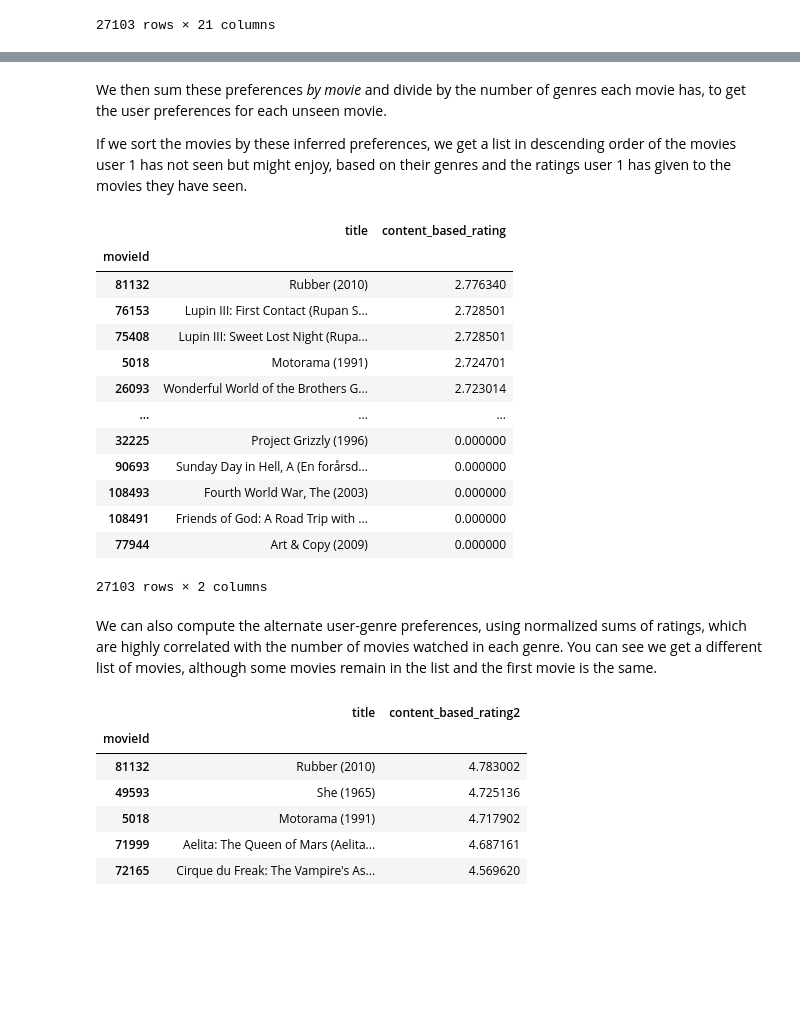
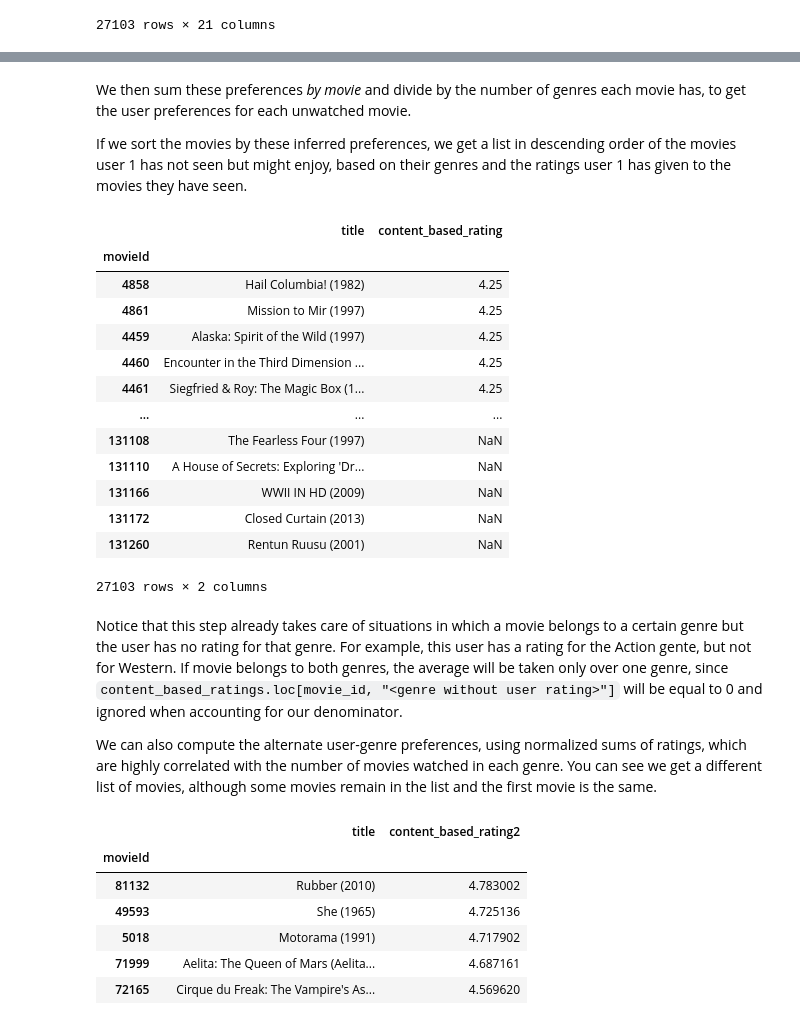
Before and after one commit to douglasrizzo/recsys-movies, a Jupyter notebook: src/content-based-filtering.ipynb, the cells around one changed output, grey strips where cells are left out. Saved outputs shown, nothing was run; the diff lists cells and outputs as text; code cells hidden in the pictures; blank space fills up the shorter version.

Commit message:
content based filtering that was sent to the website

```diff
--- a/src/genre-filter.ipynb
+++ b/src/content-based-filtering.ipynb
@@ -312,7 +316,7 @@ One way we can mitigate this is by taking the _average_ of the ratings a user gi
 # %%
 user_genre_preferences["Normalized by movies in genre"] = (
   user_genre_preferences["Sum of ratings"] / user_genre_preferences["Movies"]
-)
+).fillna(0)
 user_genre_preferences = user_genre_preferences.sort_values("Normalized by movies in genre", ascending=False)
 user_genre_preferences
 # %% [output]
@@ -352,7 +366,7 @@ First, let's get all the movies they have not watched from MovieLens.
 # %%
 # get the movies that the user has not seen
-unseen_movies = movies.loc[~movies.index.isin(user_ratings["movieId"])].copy()
-unseen_movies
+unwatched_movies = movies.loc[~movies.index.isin(user_ratings["movieId"])].copy()
+unwatched_movies
 # %% [output]
 |  | title | (no genres listed) | Action | Adventure | Animation | Children | Comedy | Crime | Documentary | ... |
 | movieId |  |  |  |  |  |  |  |  |  | ... |
@@ -373,6 +387,6 @@ As an intermediate step, we will to propagate the user's genre preferences to th
 # %%
-content_based_ratings = unseen_movies[genres].multiply(user_genre_preferences["Normalized by movies in genre"])
-content_based_ratings
+movie_genre_ratings = unwatched_movies[genres].multiply(user_genre_preferences["Normalized by movies in genre"])
+movie_genre_ratings
 # %% [output]
 |  | (no genres listed) | Action | Adventure | Animation | Children | Comedy | Crime | Documentary | Drama | ... |
 | movieId |  |  |  |  |  |  |  |  |  | ... |
@@ -390,27 +404,31 @@ content_based_ratings
 27103 rows × 20 columns
 # %% [markdown]
-We then sum these preferences _by movie_ and divide by the number of genres each movie has, to get the user preferences for each unseen movie.
+We then sum these preferences _by movie_ and divide by the number of genres each movie has, to get the user preferences for each unwatched movie.
 
 If we sort the movies by these inferred preferences, we get a list in descending order of the movies user 1 has not seen but might enjoy, based on their genres and the ratings user 1 has given to the movies they have seen.
 # %%
-content_based_ratings = content_based_ratings.sum(axis=1) / (content_based_ratings != 0).sum(axis=1)
-unseen_movies["content_based_rating"] = content_based_ratings
-unseen_movies[["title", "content_based_rating"]].sort_values("content_based_rating", ascending=False)
+denominator = movie_genre_ratings != 0
+numerator = movie_genre_ratings.sum(axis=1)
+content_based_ratings = numerator / denominator.sum(axis=1)
+unwatched_movies["content_based_rating"] = content_based_ratings
+unwatched_movies[["title", "content_based_rating"]].sort_values("content_based_rating", ascending=False)
 # %% [output]
 |  | title | content_based_rating |
 | movieId |  |  |
-| 81132 | Rubber (2010) | 2.776340 |
-| 76153 | Lupin III: First Contact (Rupan S... | 2.728501 |
-| 75408 | Lupin III: Sweet Lost Night (Rupa... | 2.728501 |
-| 5018 | Motorama (1991) | 2.724701 |
-| 26093 | Wonderful World of the Brothers G... | 2.723014 |
+| 4858 | Hail Columbia! (1982) | 4.25 |
+| 4861 | Mission to Mir (1997) | 4.25 |
+| 4459 | Alaska: Spirit of the Wild (1997) | 4.25 |
+| 4460 | Encounter in the Third Dimension ... | 4.25 |
+| 4461 | Siegfried & Roy: The Magic Box (1... | 4.25 |
 | ... | ... | ... |
-| 32225 | Project Grizzly (1996) | 0.000000 |
-| 90693 | Sunday Day in Hell, A (En forårsd... | 0.000000 |
-| 108493 | Fourth World War, The (2003) | 0.000000 |
-| 108491 | Friends of God: A Road Trip with ... | 0.000000 |
-| 77944 | Art & Copy (2009) | 0.000000 |
+| 131108 | The Fearless Four (1997) | NaN |
+| 131110 | A House of Secrets: Exploring 'Dr... | NaN |
+| 131166 | WWII IN HD (2009) | NaN |
+| 131172 | Closed Curtain (2013) | NaN |
+| 131260 | Rentun Ruusu (2001) | NaN |
 27103 rows × 2 columns
 # %% [markdown]
+Notice that this step already takes care of situations in which a movie belongs to a certain genre but the user has no rating for that genre. For example, this user has a rating for the Action gente, but not for Western. If movie belongs to both genres, the average will be taken only over one genre, since `content_based_ratings.loc[movie_id, "<genre without user rating>"]` will be equal to 0 and ignored when accounting for our denominator.
+
 We can also compute the alternate user-genre preferences, using normalized sums of ratings, which are highly correlated with the number of movies watched in each genre. You can see we get a different list of movies, although some movies remain in the list and the first movie is the same.
 # %%
```
Also changed, not shown: parts of 27 cells of this notebook, 9 other files.
